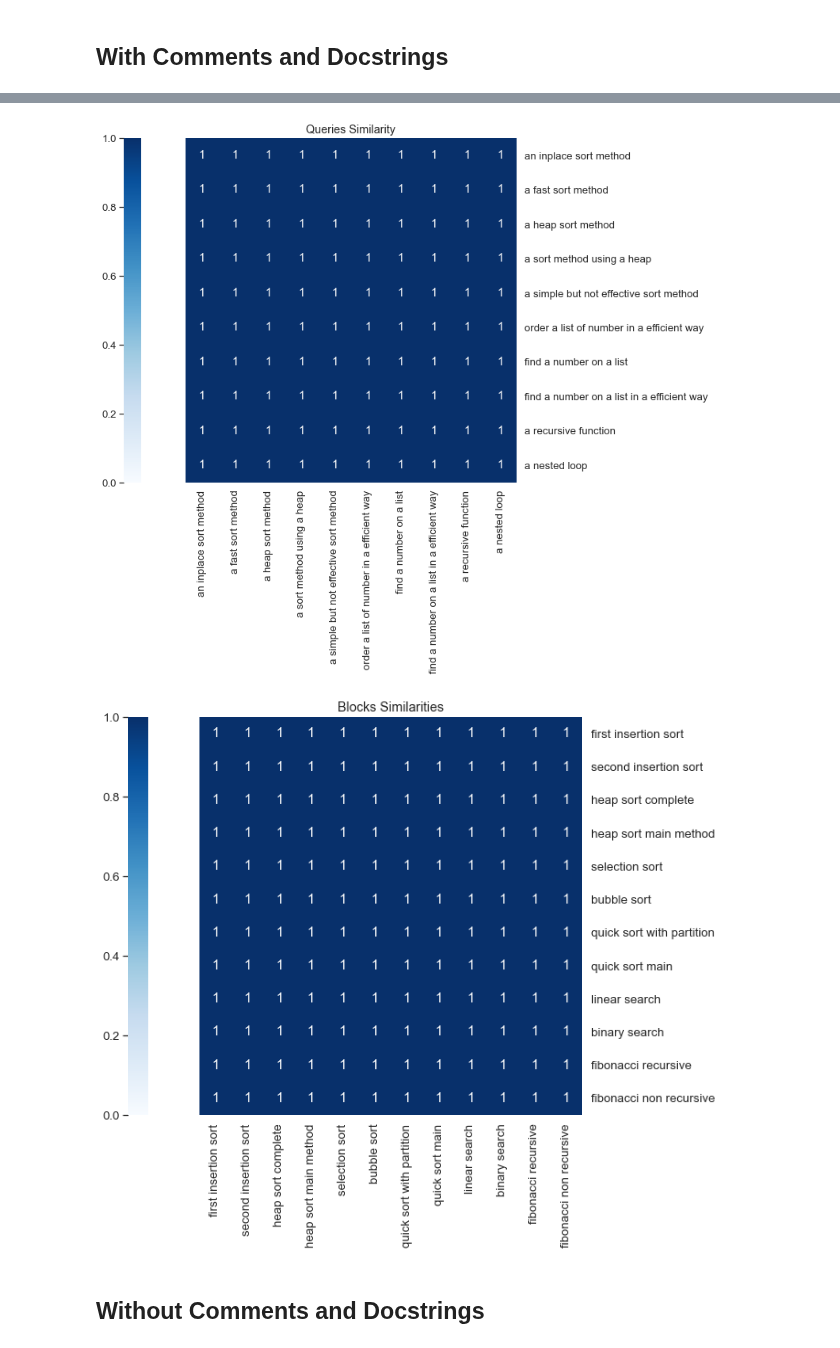
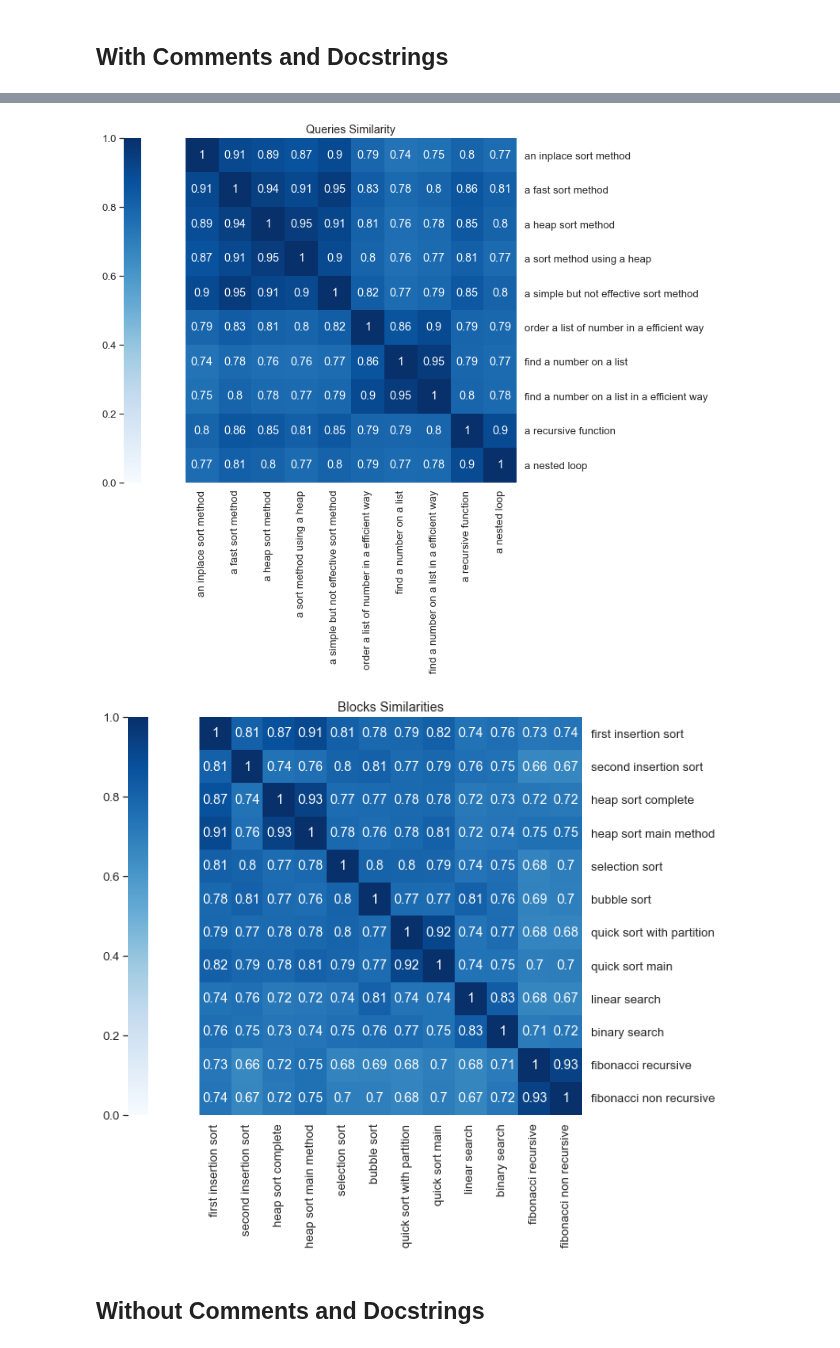
Before and after one commit to JacopoMangiavacchi/Codex_Embedding_Test, a Jupyter notebook: Code_Embedding_Validation.ipynb, the cells around one changed output, grey strips where cells are left out. Saved outputs shown, nothing was run; the diff lists cells and outputs as text; code cells hidden in the pictures.

Commit message:
test with only code embeddings

```diff
--- a/Code_Embedding_Validation.ipynb
+++ b/Code_Embedding_Validation.ipynb
@@ -12,8 +10,8 @@ openai.api_key = SECRET_KEY
 # Utility Functions
 # %%
 # Uncomment to bybass real OpenAI Embedding call
-def get_embedding(text, engine):
-    return [1.0, 2.0, 3.0]
+# def get_embedding(text, engine):
+#     return [1.0, 2.0, 3.0]
 # %%
 def get_all_codeblocks_embedding(codeblocks_dict: Dict[str, str], engine: str) -> List[float]:
     return [get_embedding(codeblocks_dict[k], engine=engine) for k  in codeblocks_dict]
@@ -359,6 +357,8 @@ queries = [
     "a nested loop"
 ]
 # %%
-run_full_tests(queries, functions_with_comments, 'code-search-babbage-text-001', 'code-search-babbage-code-001')
+# run_full_tests(queries, functions_with_comments, 'code-search-babbage-text-001', 'code-search-babbage-code-001')
+# run_full_tests(queries, functions_with_comments, 'code-search-babbage-text-001-msft', 'code-search-babbage-code-001-msft')
+run_full_tests(queries, functions_with_comments, 'code-search-babbage-code-001-msft', 'code-search-babbage-code-001-msft')
 # %% [output]
 |  | first insertion sort | second insertion sort | heap sort complete | heap sort main method | selection sort | ... |
@@ -375,5 +375,5 @@ run_full_tests(queries, functions_with_comments, 'code-search-babbage-text-001',
-[figure, old version]
+[figure, new version]
-[figure, old version]
+[figure, new version]
 # %% [markdown]
 ## Without Comments and Docstrings
 # %%
```
Also changed, not shown: parts of 3 cells of this notebook.
